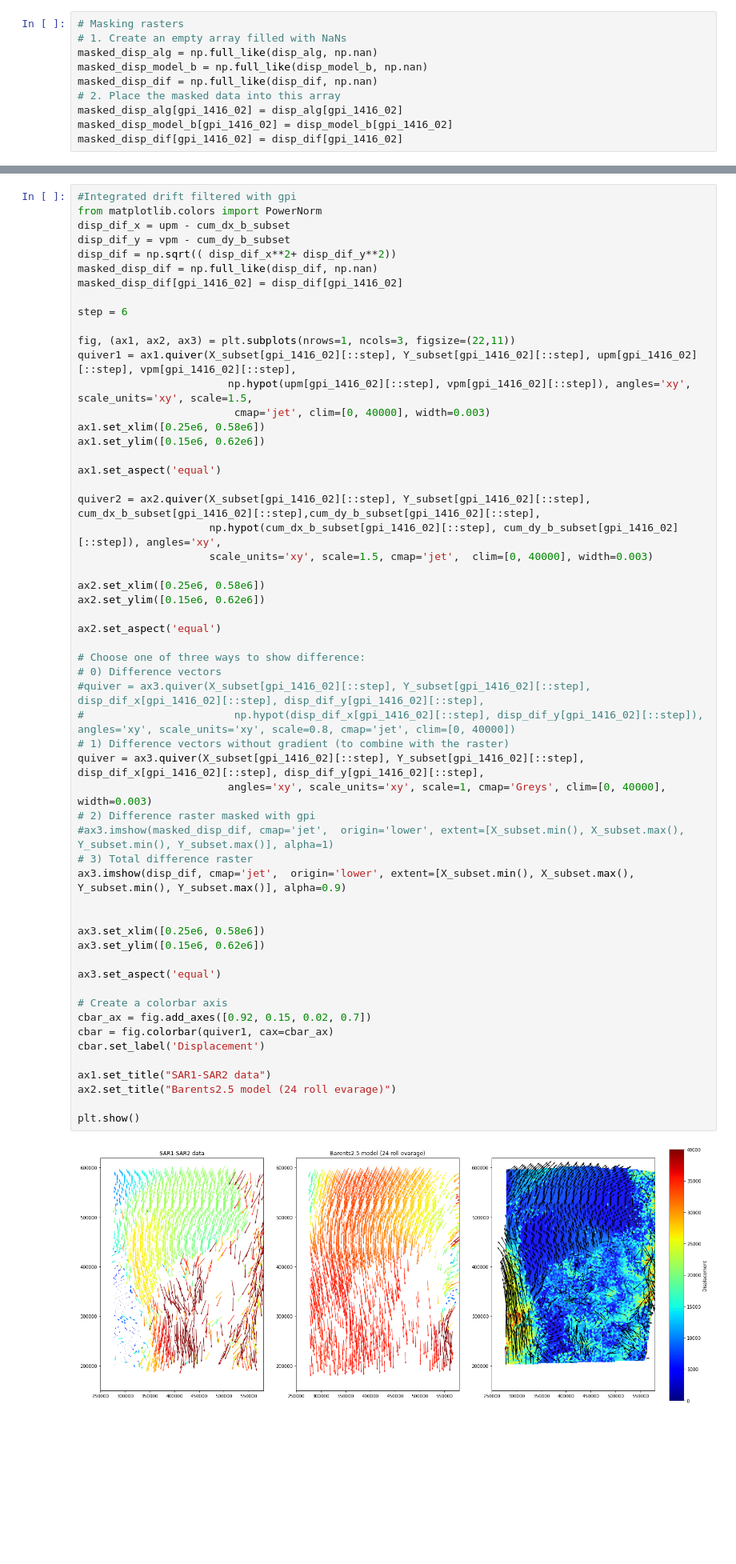
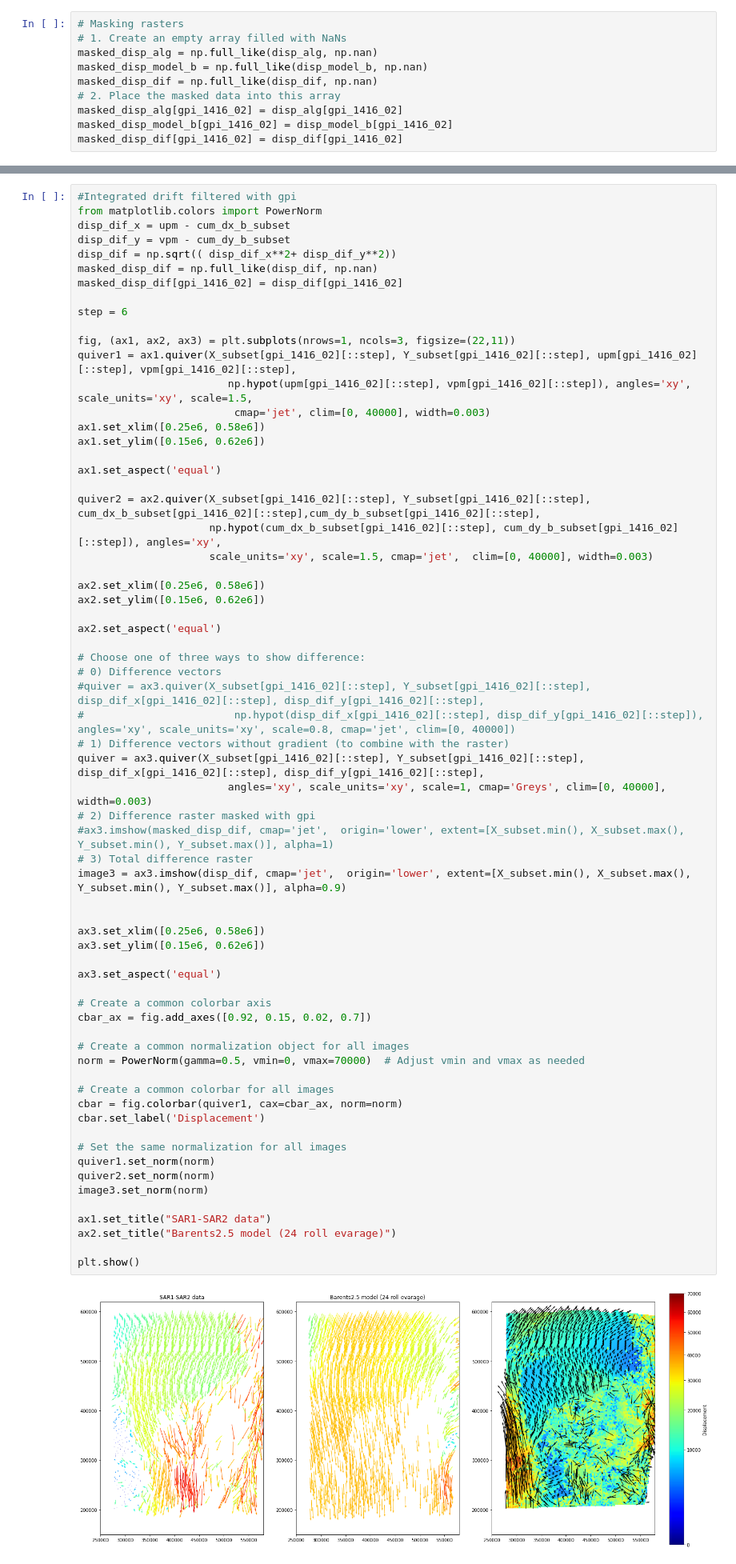
Before and after one commit to AnnaT1990/SAR_forecast_experiment, a Jupyter notebook: 2022-2023_48h_experiment/drift_comparison/12-14feb_sar_vs_model.ipynb, the cells around one changed output, grey strips where cells are left out. Shown: that part at 80% size. Saved outputs shown, nothing was run; the diff lists cells and outputs as text; blank space fills up the shorter version.

```diff
--- a/2022-2023_48h_experiment/drift_comparison/12-14feb_sar_vs_model.ipynb
+++ b/2022-2023_48h_experiment/drift_comparison/12-14feb_sar_vs_model.ipynb
@@ -353,37 +385,47 @@ quiver2 = ax2.quiver(X_subset[gpi_1416_02][::step], Y_subset[gpi_1416_02][::step
 ax2.set_xlim([0.25e6, 0.58e6])
 ax2.set_ylim([0.15e6, 0.62e6])
 
 ax2.set_aspect('equal')
 
 # Choose one of three ways to show difference:
 # 0) Difference vectors
 #quiver = ax3.quiver(X_subset[gpi_1416_02][::step], Y_subset[gpi_1416_02][::step], disp_dif_x[gpi_1416_02][::step], disp_dif_y[gpi_1416_02][::step],
 #                        np.hypot(disp_dif_x[gpi_1416_02][::step], disp_dif_y[gpi_1416_02][::step]), angles='xy', scale_units='xy', scale=0.8, cmap='jet', clim=[0, 40000])
 # 1) Difference vectors without gradient (to combine with the raster)
 quiver = ax3.quiver(X_subset[gpi_1416_02][::step], Y_subset[gpi_1416_02][::step], disp_dif_x[gpi_1416_02][::step], disp_dif_y[gpi_1416_02][::step],
                         angles='xy', scale_units='xy', scale=1, cmap='Greys', clim=[0, 40000], width=0.003)
 # 2) Difference raster masked with gpi
 #ax3.imshow(masked_disp_dif, cmap='jet',  origin='lower', extent=[X_subset.min(), X_subset.max(), Y_subset.min(), Y_subset.max()], alpha=1)
 # 3) Total difference raster
-ax3.imshow(disp_dif, cmap='jet',  origin='lower', extent=[X_subset.min(), X_subset.max(), Y_subset.min(), Y_subset.max()], alpha=0.9)
+image3 = ax3.imshow(disp_dif, cmap='jet',  origin='lower', extent=[X_subset.min(), X_subset.max(), Y_subset.min(), Y_subset.max()], alpha=0.9)
 
 
 ax3.set_xlim([0.25e6, 0.58e6])
 ax3.set_ylim([0.15e6, 0.62e6])
 
 ax3.set_aspect('equal')
 
-# Create a colorbar axis
+# Create a common colorbar axis
 cbar_ax = fig.add_axes([0.92, 0.15, 0.02, 0.7])
-cbar = fig.colorbar(quiver1, cax=cbar_ax)
+
+# Create a common normalization object for all images
+norm = PowerNorm(gamma=0.5, vmin=0, vmax=70000)  # Adjust vmin and vmax as needed
+
+# Create a common colorbar for all images
+cbar = fig.colorbar(quiver1, cax=cbar_ax, norm=norm)
 cbar.set_label('Displacement')
+
+# Set the same normalization for all images
+quiver1.set_norm(norm)
+quiver2.set_norm(norm)
+image3.set_norm(norm)
 
 ax1.set_title("SAR1-SAR2 data")
 ax2.set_title("Barents2.5 model (24 roll evarage)")
 
 plt.show()
 # %% [output]
-[figure, old version]
+[figure, new version]
 # %%
 disp_model_b = np.sqrt(( cum_dx_b_subset**2+ cum_dy_b_subset**2))
 disp_alg = np.sqrt((upm**2+vpm**2))
```
Also changed, not shown: parts of 4 cells of this notebook, 9 other files.
